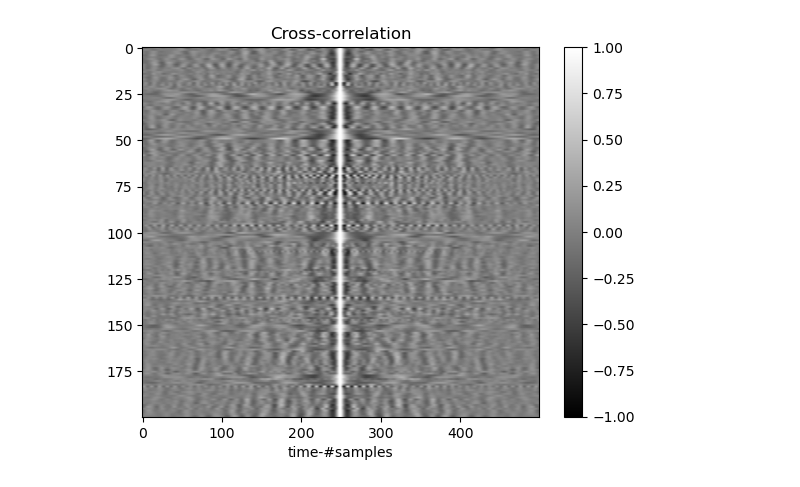
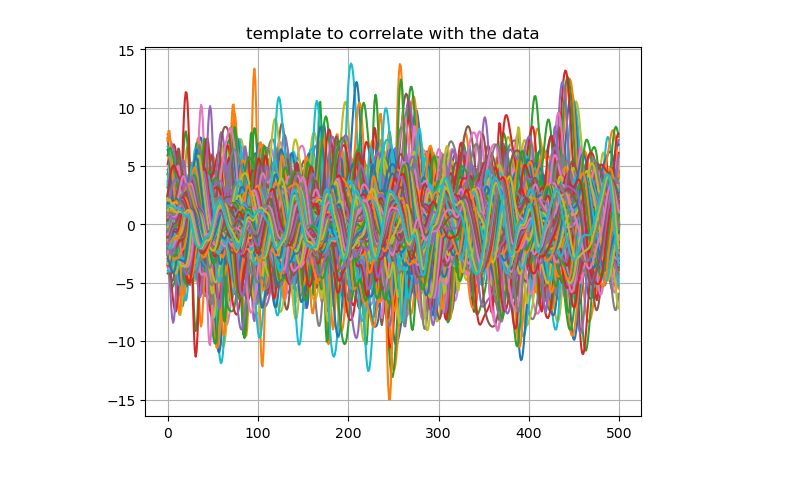
Before and after one commit to bradlipovsky/das-stuff, a Jupyter notebook: testing-my-template-with-1-file-data.ipynb, the cells around one changed output. Cells and saved outputs as stored; diff of their text form; code cells hidden in the pictures.

```diff
--- a/testing-my-template-with-1-file-data.ipynb
+++ b/testing-my-template-with-1-file-data.ipynb
@@ -126,0 +172,16 @@ corrs = (window_and_correlate(template,template_filt))
+# %%
+#stacking templates
+#templates_alig = [aligned_data1, aligned_data2, aligned_data3]
+templates_alig = [aligned_data1, aligned_data2]
+
+#Calculting mean
+
+#stacked_template = np.mean(templates_alig, axis=0)
+final_template = np.sum(templates_alig, axis=0)
+template = final_template[700:1200,:]#we run the code with 400:900 channels
+plt.plot(template)
+plt.title('template to correlate with the data')
+plt.grid()
+plt.show()
+# %% [output]
+[figure, added]
@@ -129,13 +202,11 @@ corrs = (window_and_correlate(template,template_filt))
 # list
 
 
-plt.imshow(corrs[10, :, :].T, cmap='gray', aspect='auto', vmin=-1.0, vmax=1.0)
+#plt.imshow(corrs[10, :, :].T, cmap='gray', aspect='auto', vmin=-1.0, vmax=1.0)
 
 # Cross-correlation-plot
-plt.colorbar()
-plt.title('Cross-correlation')
-plt.xlabel("time-#samples")
-plt.show()
+#plt.colorbar()
+#plt.title('Cross-correlation')
+#plt.xlabel("time-#samples")
+#plt.show()
-# %% [output]
-[figure, removed]
 # %%
```
Also changed, not shown: parts of 21 cells of this notebook.
